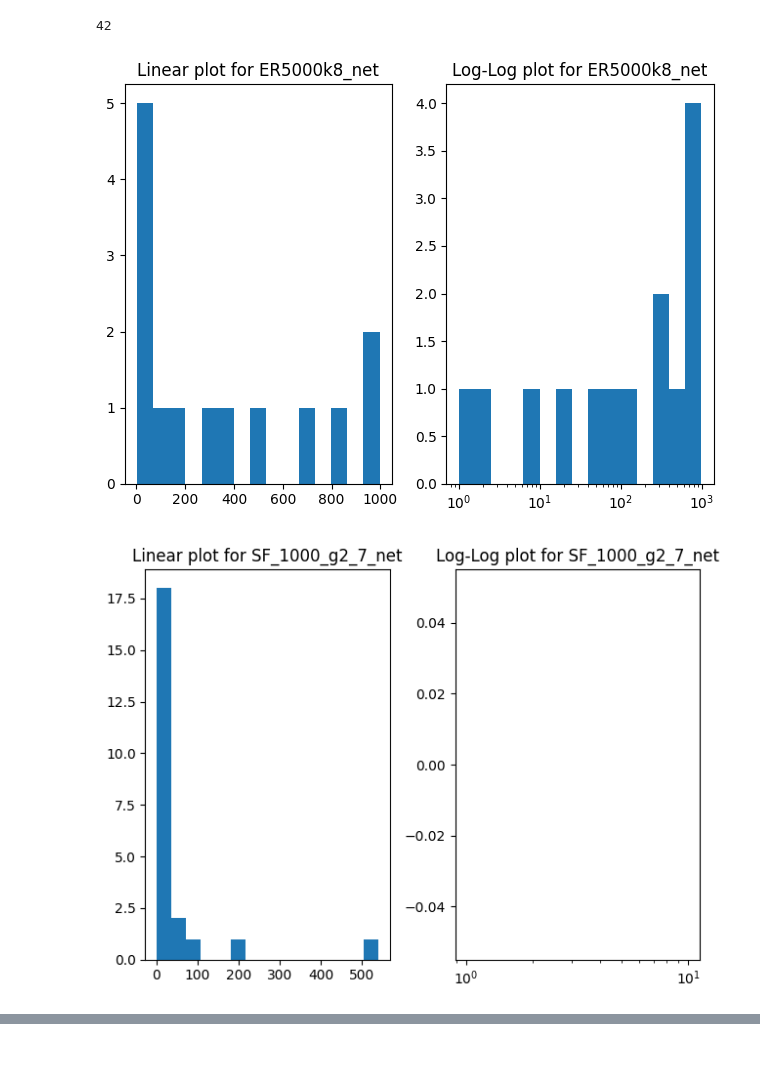
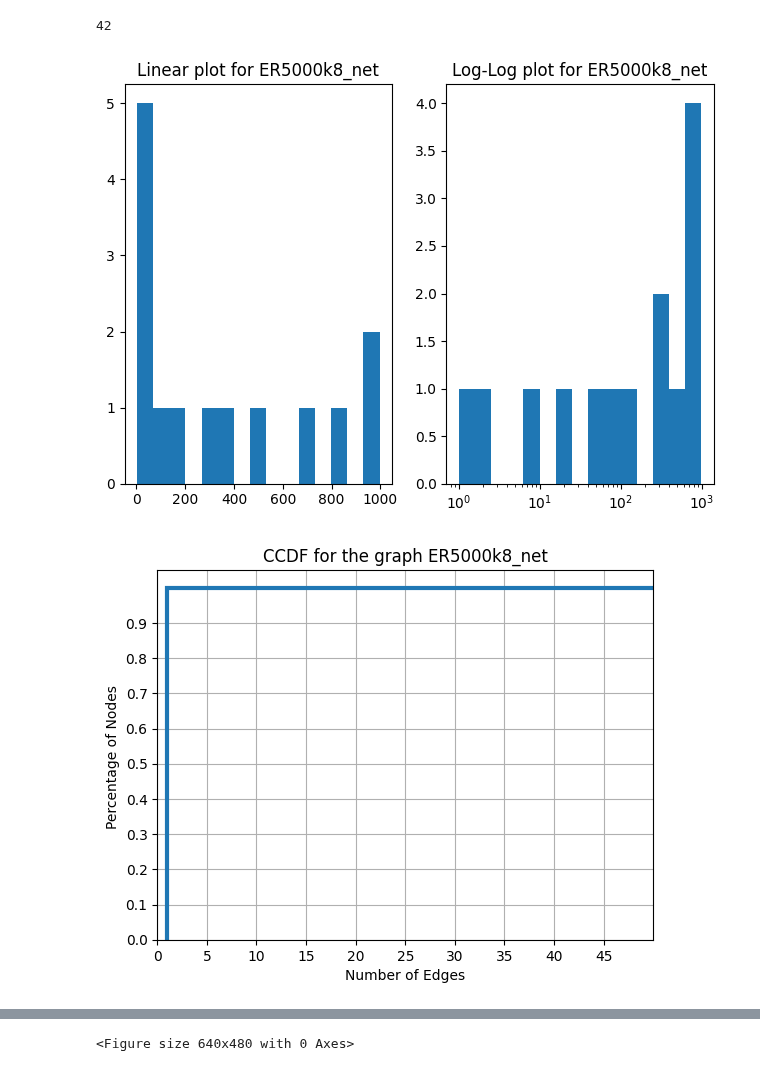
Before and after one commit to EjbejaranosAI/Complex_Networks, a Jupyter notebook: 1_Descriptors/experiments_notebook.ipynb, the cells around one changed output, grey strips where cells are left out. Saved outputs shown, nothing was run; the diff lists cells and outputs as text; code cells hidden in the pictures.

Commit message:
finished CCDF

```diff
--- a/1_Descriptors/experiments_notebook.ipynb
+++ b/1_Descriptors/experiments_notebook.ipynb
@@ -256,7 +256,7 @@ def extract_avg_max_len(graph: igraph.Graph) -> dict:
 import matplotlib as mpl
 mpl.rcParams.update(mpl.rcParamsDefault)
 # %%
-def make_histograms_pdf(networks_to_graph:list, bins:int, figsize:tuple):
+def make_histograms_pdf(networks_to_graph:list, bins:int):
     """Plots and saves the histograms (PDF) of the given networks to plot"""
 
 
@@ -274,8 +274,12 @@ def make_histograms_pdf(networks_to_graph:list, bins:int, figsize:tuple):
     for k, v in d.items():
         plot_linear_log_histogram(graph_bins=v,
                                     number_bins=bins,
-                                    graph_name=k,
-                                    figure_size=figsize)
+                                    graph_name=k)
+
+    ## plot CCDF
+        plot_ccdf(graph_bins=v,
+                number_bins=20,
+                graph_name=k)
 # %%
 ## getting the degrees for the following networks
 networks_to_graph = [
@@ -286,7 +290,7 @@ networks_to_graph = [
                     "./A1-networks/real/PGP.net"
                     ]
 # %%
-make_histograms_pdf(networks_to_graph, bins=15, figsize=(12,8))
+make_histograms_pdf(networks_to_graph, bins=15)
 # %% [output]
 [figure]
-[figure, old version]
+[figure, new version]
@@ -296,3 +305,4 @@ make_histograms_pdf(networks_to_graph, bins=15, figsize=(12,8))
+<Figure size 640x480 with 0 Axes>
 # %%
 ## graphing
 import seaborn as sns
```
Also changed, not shown: parts of 7 cells of this notebook, 6 other files.
